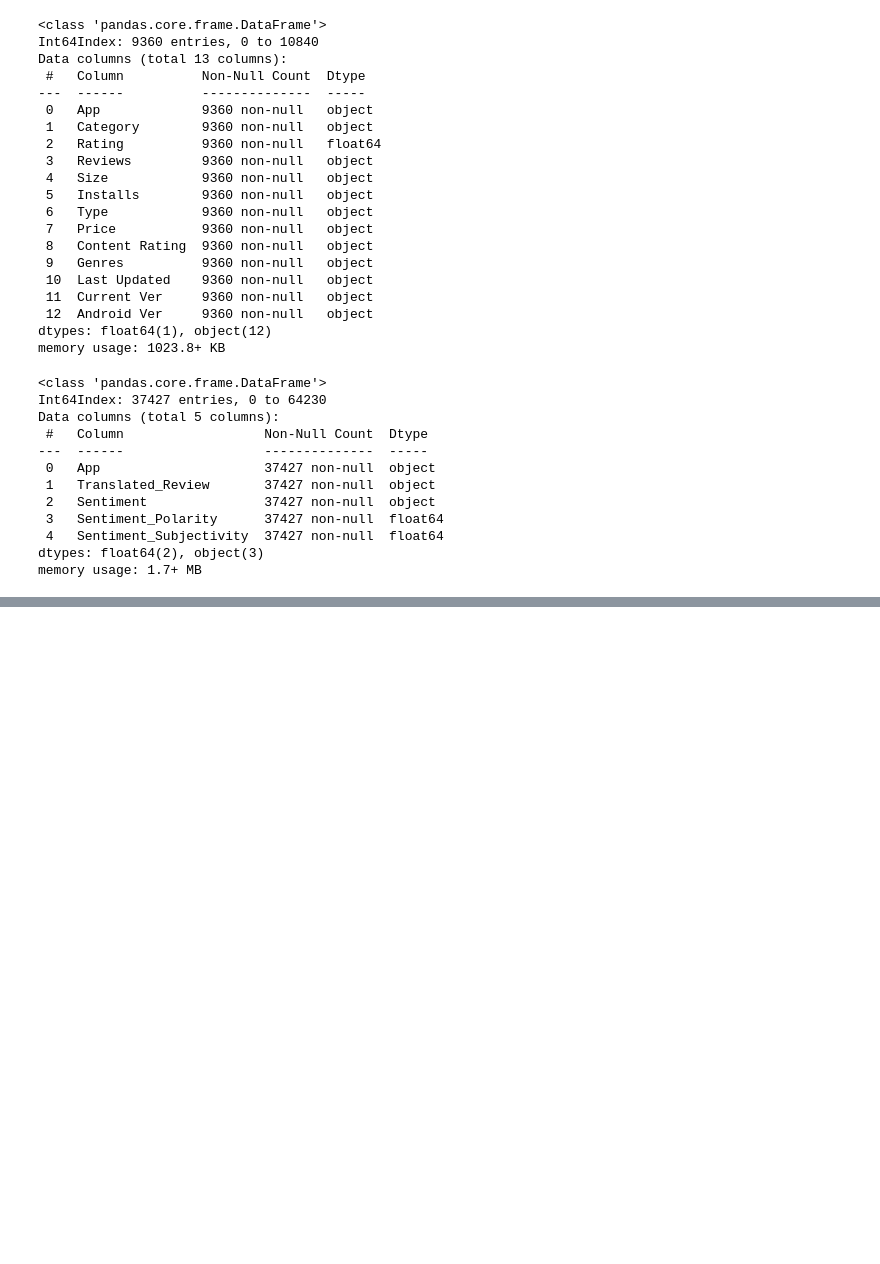
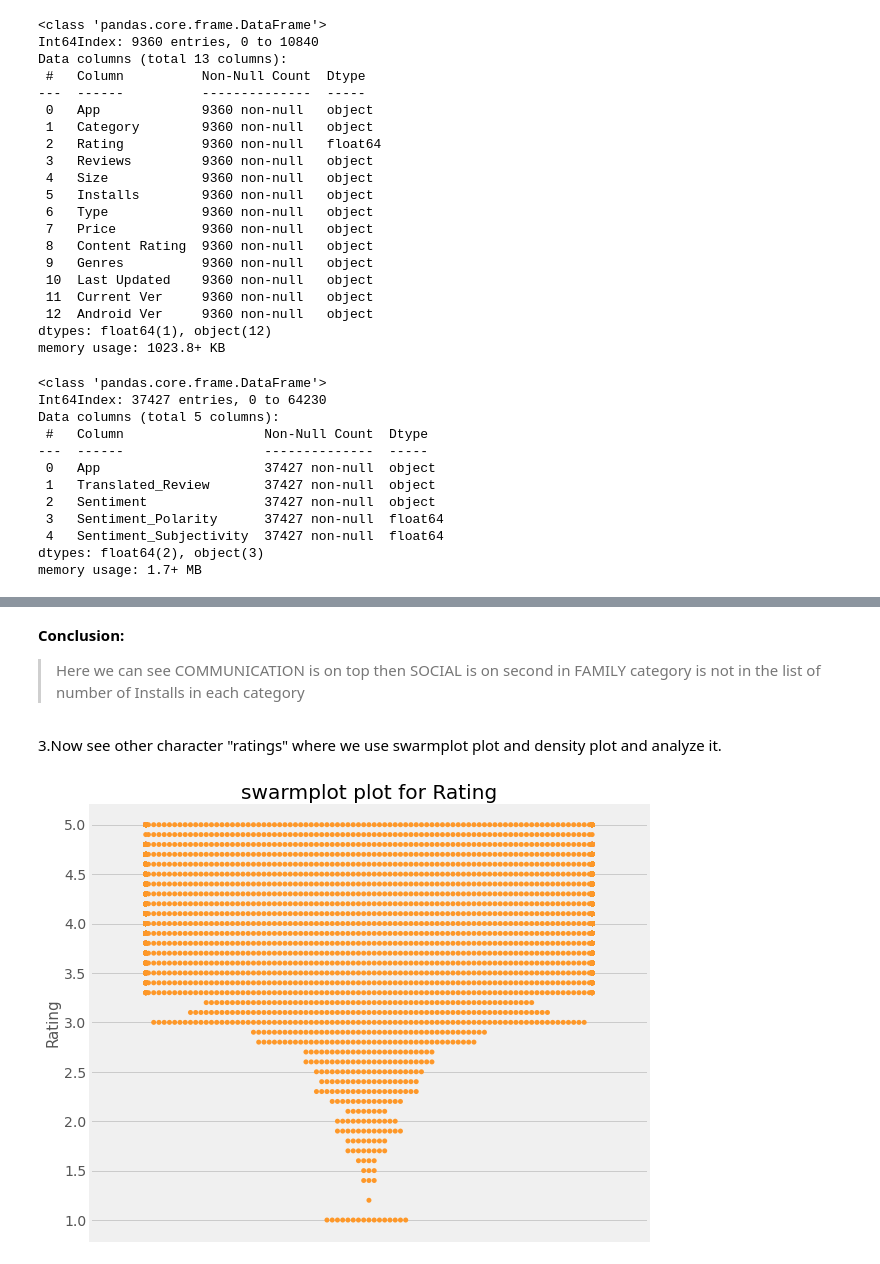
Before and after one commit to Sanketkamble01/Playstore-app-review-analysis, a Jupyter notebook: Individual_Notebook_Play_Store_App_Review_Analysis_Capstone_Project.ipynb, the cells around one changed output, grey strips where cells are left out. Cells and saved outputs as stored; diff of their text form; code cells hidden in the pictures; blank space fills up the shorter version.

```diff
--- a/Individual_Notebook_Play_Store_App_Review_Analysis_Capstone_Project.ipynb
+++ b/Individual_Notebook_Play_Store_App_Review_Analysis_Capstone_Project.ipynb
@@ -141,0 +245,15 @@ Total number of dublicate apps in play store data is:  1170
+# %% [markdown]
+**Conclusion:**
+
+> Here we can see COMMUNICATION is on top then SOCIAL is on second in FAMILY category is not in the list of number of Installs in each category
+# %% [markdown]
+3.Now see other character "ratings" where we use swarmplot plot and density plot and analyze it.
+# %%
+plt.figure(figsize=(10,8))
+plt.style.use("fivethirtyeight")
+sns.swarmplot(y="Rating",data=ps_dataset1,palette="YlOrBr" )
+plt.ylabel("Rating", fontsize=15)
+plt.title("swarmplot plot for Rating")
+plt.show();
+# %% [output]
+[figure, added]
```
Also changed, not shown: parts of 55 cells of this notebook.
